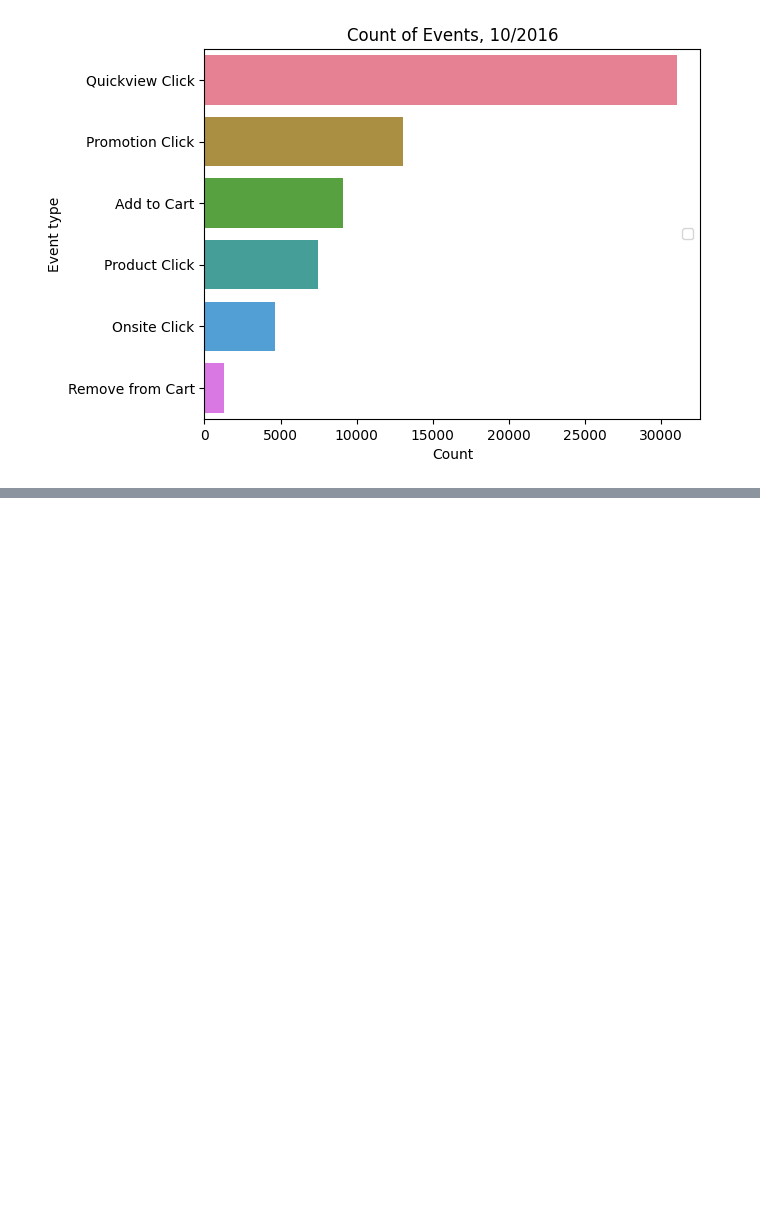
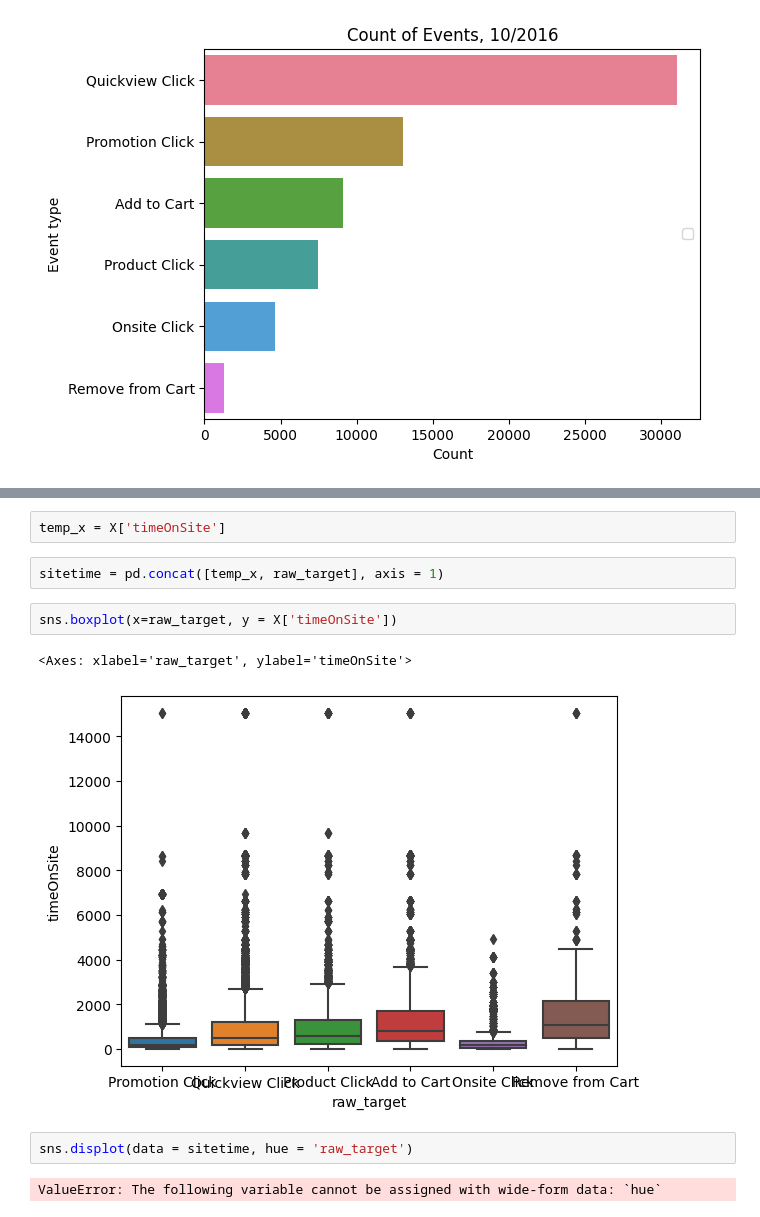
Before and after one commit to York-Solutions-B2E/jenny-huang-aml-capstone, a Jupyter notebook: eda.ipynb, the cells around one changed output, grey strips where cells are left out. Saved outputs shown, nothing was run; the diff lists cells and outputs as text; blank space fills up the shorter version.

```diff
--- a/eda.ipynb
+++ b/eda.ipynb
@@ -46,0 +64,13 @@ event_counts.head(6)
+# %%
+temp_x = X['timeOnSite']
+# %%
+sitetime = pd.concat([temp_x, raw_target], axis = 1)
+# %%
+sns.boxplot(x=raw_target, y = X['timeOnSite'])
+# %% [output]
+<Axes: xlabel='raw_target', ylabel='timeOnSite'>
+[figure, added]
+# %%
+sns.displot(data = sitetime, hue = 'raw_target')
+# %% [output]
+ValueError: The following variable cannot be assigned with wide-form data: `hue`
```
Also changed, not shown: parts of 1 cell of this notebook.
